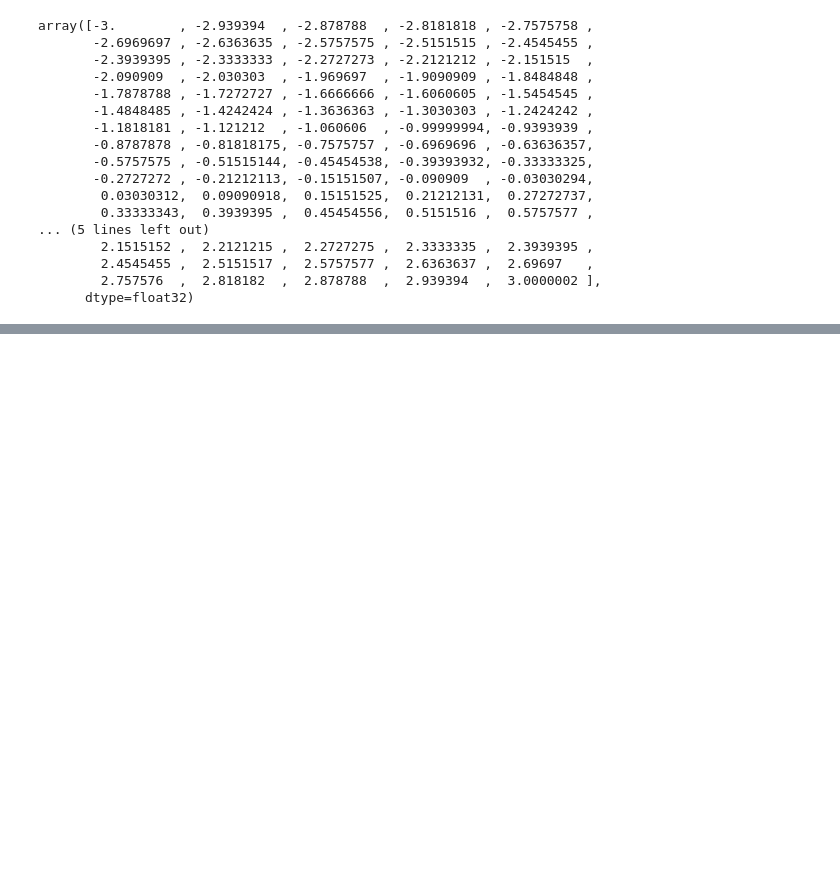
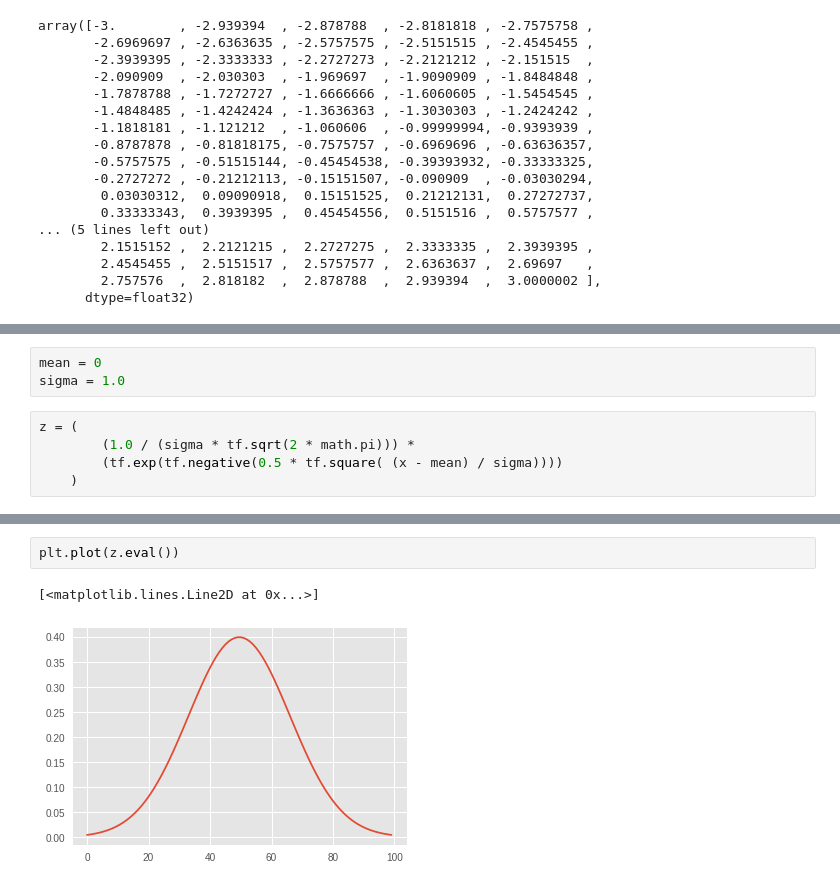
Before and after one commit to JacksonIsaac/kadenze-deeplearning-creative-applications, a Jupyter notebook: kadenze_1_Intro_to_Tensowflow.ipynb, the cells around one changed output, grey strips where cells are left out. Drawn from its saved outputs; the diff is of its cells as text; blank space fills up the shorter version.

Commit message:
Add Gaussian plot

```diff
--- a/kadenze_1_Intro_to_Tensowflow.ipynb
+++ b/kadenze_1_Intro_to_Tensowflow.ipynb
@@ -334,0 +343,8 @@ array([-3.        , -2.939394  , -2.878788  , -2.8181818 , -2.7575758 ,
+# %%
+mean = 0
+sigma = 1.0
+# %%
+z = (
+        (1.0 / (sigma * tf.sqrt(2 * math.pi))) *
+        (tf.exp(tf.negative(0.5 * tf.square( (x - mean) / sigma))))
+    )
@@ -334,0 +375,5 @@ array([-3.        , -2.939394  , -2.878788  , -2.8181818 , -2.7575758 ,
+# %%
+plt.plot(z.eval())
+# %% [output]
+[<matplotlib.lines.Line2D at 0x...>]
+[figure, added]
```
Also changed, not shown: parts of 4 cells of this notebook.
